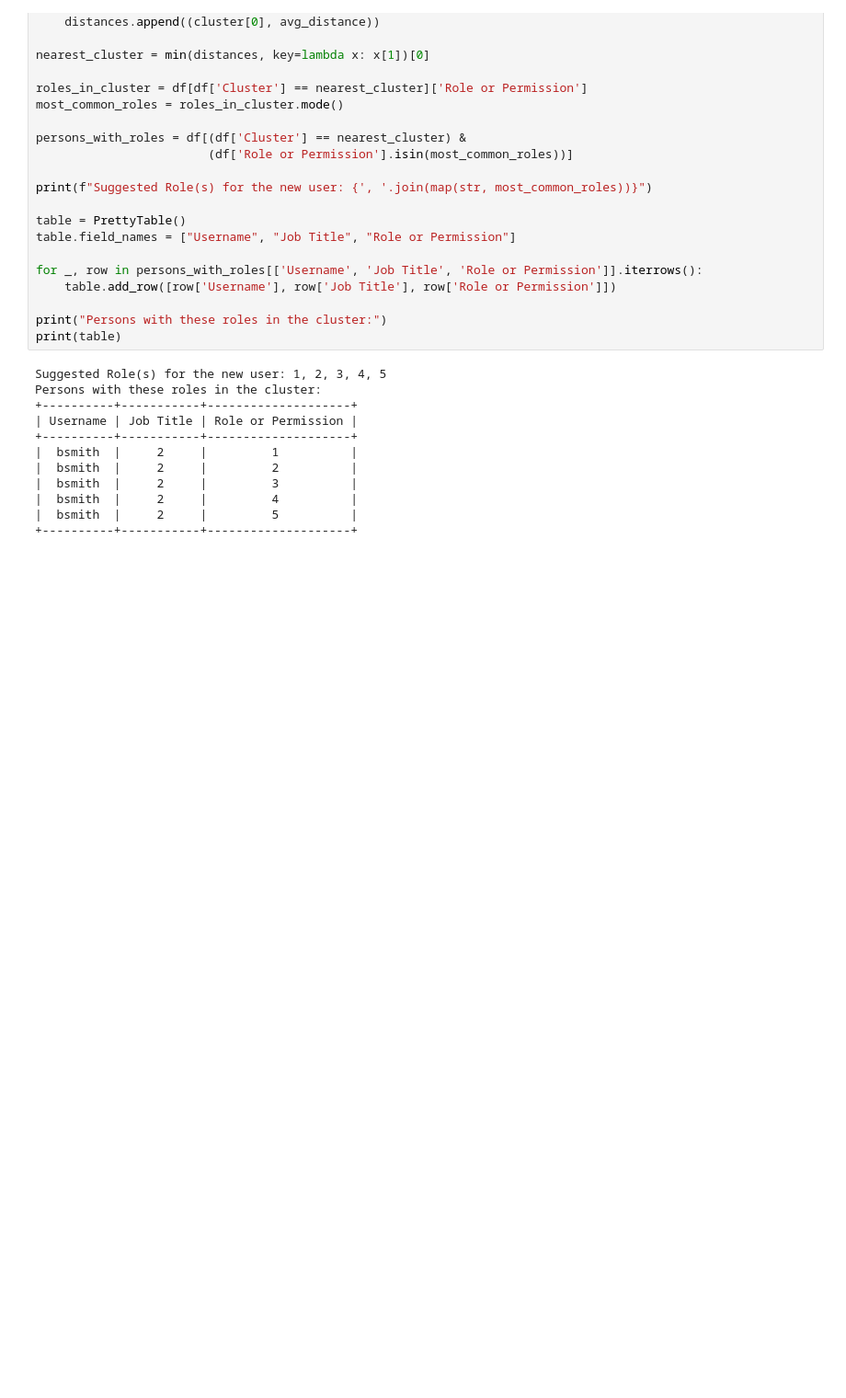
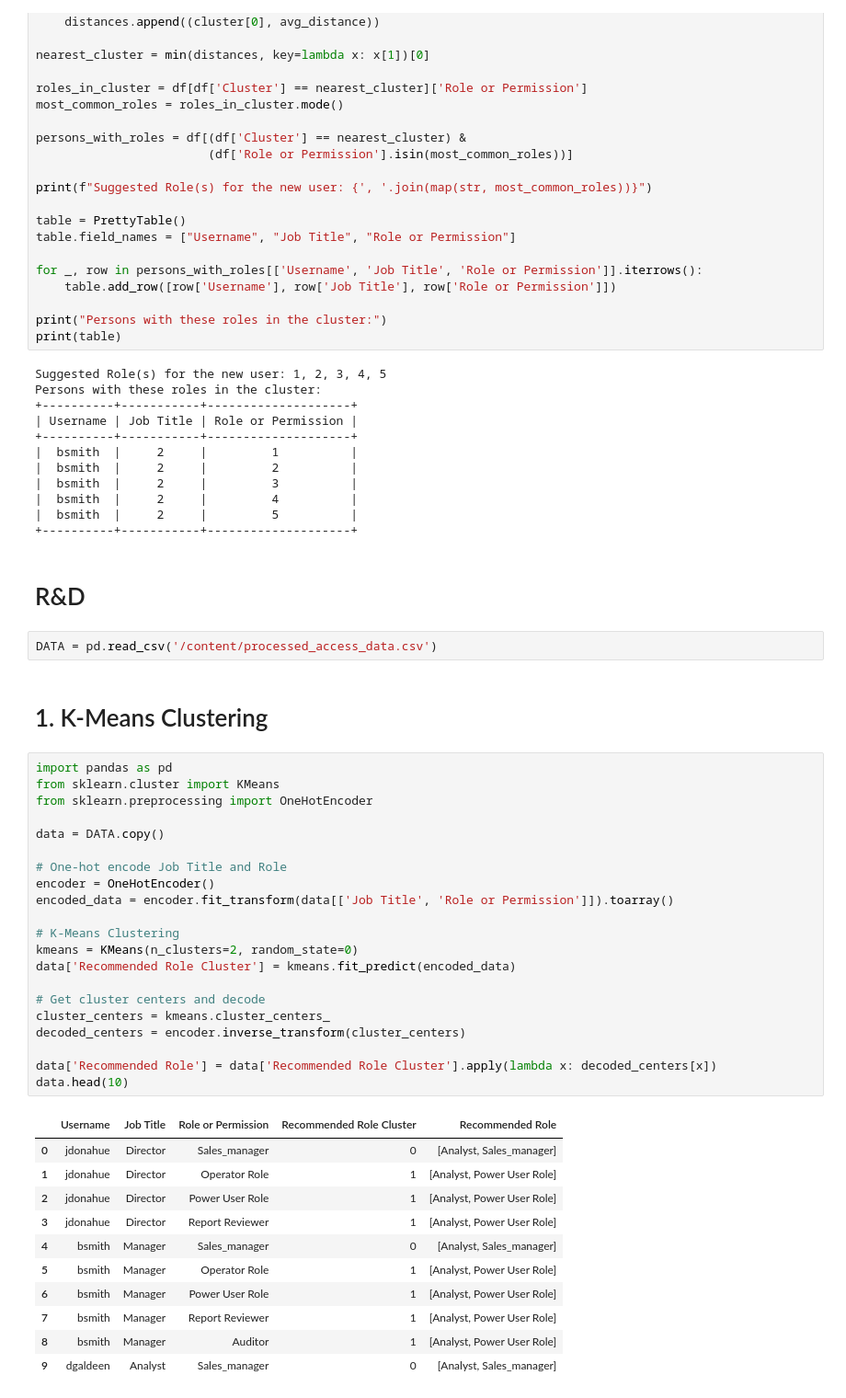
Before and after one commit to 7smn2219/AI, a Jupyter notebook: Access_Recommendation/Access_Recommendation.ipynb, the cells around one changed output. Shown at 92% size. Saved outputs shown, nothing was run; the diff lists cells and outputs as text; blank space fills up the shorter version.

```diff
--- a/Access_Recommendation/Access_Recommendation.ipynb
+++ b/Access_Recommendation/Access_Recommendation.ipynb
@@ -637,3 +637,42 @@ Persons with these roles in the cluster:
 |  bsmith  |     2     |         4          |
 |  bsmith  |     2     |         5          |
 +----------+-----------+--------------------+
+# %% [markdown]
+# R&D
+# %%
+DATA = pd.read_csv('/content/processed_access_data.csv')
+# %% [markdown]
+# 1. K-Means Clustering
+# %%
+import pandas as pd
+from sklearn.cluster import KMeans
+from sklearn.preprocessing import OneHotEncoder
+
+data = DATA.copy()
+
+# One-hot encode Job Title and Role
+encoder = OneHotEncoder()
+encoded_data = encoder.fit_transform(data[['Job Title', 'Role or Permission']]).toarray()
+
+# K-Means Clustering
+kmeans = KMeans(n_clusters=2, random_state=0)
+data['Recommended Role Cluster'] = kmeans.fit_predict(encoded_data)
+
+# Get cluster centers and decode
+cluster_centers = kmeans.cluster_centers_
+decoded_centers = encoder.inverse_transform(cluster_centers)
+
+data['Recommended Role'] = data['Recommended Role Cluster'].apply(lambda x: decoded_centers[x])
+data.head(10)
+# %% [output]
+|  | Username | Job Title | Role or Permission | Recommended Role Cluster | Recommended Role |
+| 0 | jdonahue | Director | Sales_manager | 0 | [Analyst, Sales_manager] |
+| 1 | jdonahue | Director | Operator Role | 1 | [Analyst, Power User Role] |
+| 2 | jdonahue | Director | Power User Role | 1 | [Analyst, Power User Role] |
+| 3 | jdonahue | Director | Report Reviewer | 1 | [Analyst, Power User Role] |
+| 4 | bsmith | Manager | Sales_manager | 0 | [Analyst, Sales_manager] |
+| 5 | bsmith | Manager | Operator Role | 1 | [Analyst, Power User Role] |
+| 6 | bsmith | Manager | Power User Role | 1 | [Analyst, Power User Role] |
+| 7 | bsmith | Manager | Report Reviewer | 1 | [Analyst, Power User Role] |
+| 8 | bsmith | Manager | Auditor | 1 | [Analyst, Power User Role] |
+| 9 | dgaldeen | Analyst | Sales_manager | 0 | [Analyst, Sales_manager] |
```
Also changed, not shown: parts of 28 cells of this notebook.
